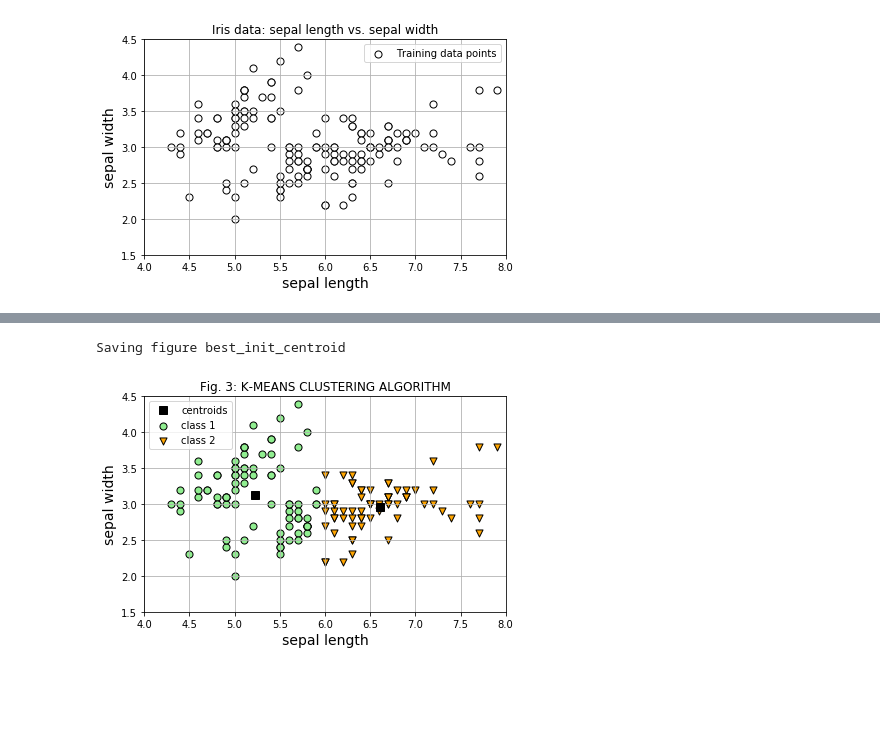
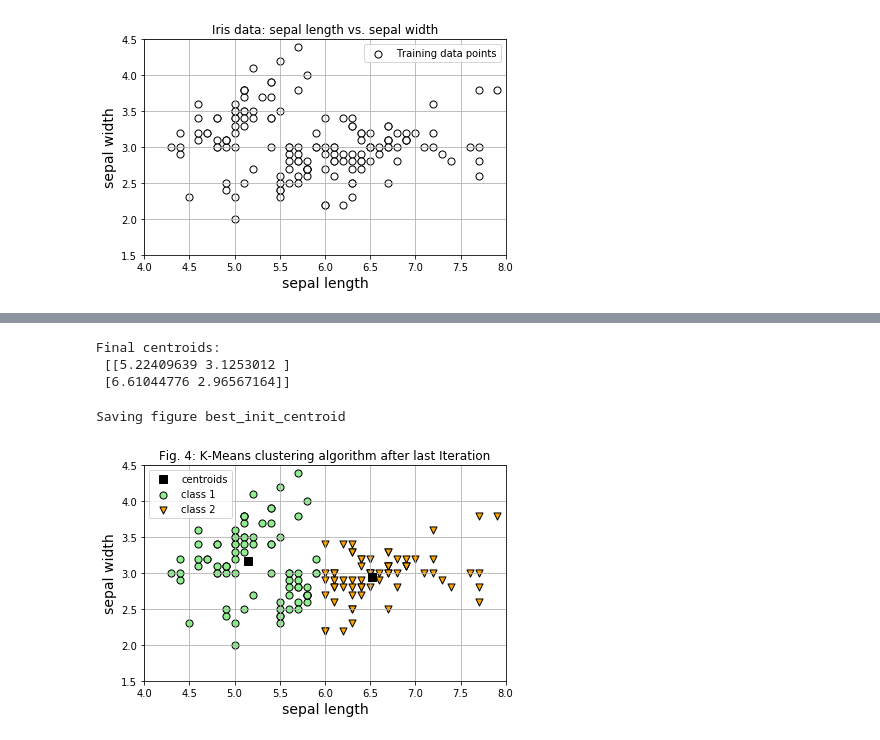
Before and after one commit to csikasote/CSC4792-2019, a Jupyter notebook: clustering/kmeans/kMeans.ipynb, the cells around one changed output, grey strips where cells are left out. Drawn from its saved outputs; the diff is of its cells as text; code cells hidden in the pictures; blank space fills up the shorter version.

```diff
--- a/clustering/kmeans/kMeans.ipynb
+++ b/clustering/kmeans/kMeans.ipynb
@@ -94,9 +96,9 @@ KMeans distortion: 57.982
 # %%
 # Run K-Means with Initialization that gives lowest distortion
-initial_centroids, distortion = findBestInitialCentroid(K,X,max_iters, num_iters)
+with warnings.catch_warnings():
+    warnings.simplefilter("ignore", category=RuntimeWarning)
+    initial_centroids, distortion = findBestInitialCentroid(K,X,max_iters, num_iters)
 print("Initial centroid:\n",initial_centroids)
-print("\nDistortion (at initial centroid):{}".format(distortion))
-centroid, idx = kmeans_model(X, initial_centroids, max_iters=10)
-print("\nResultant centroid:\n",centroid)
+print("\nDistortion (at initial centroid):",distortion)
 # %% [output]
 Initial centroid:
@@ -110,0 +109,11 @@ Resultant centroid:
+# %%
+plt.figure(3)
+plt.title('Fig. 3: K-Means algorithm after Iteration 1')
+# Run K-means with computed initial centroids (single-loop)
+centroids, idx = kmeans_model(X, initial_centroids, max_iters=1)
+plot_clusters(X,idx)
+plt.plot(initial_centroids[:,0], initial_centroids[:,1], 's',color='black',markersize=8,label="centroids")
+plt.axis([4.0,8.0,1.5,4.5])
+plt.legend()
+save_fig("init_centroid")
+plt.show()
@@ -111,12 +123,19 @@ Resultant centroid:
+# %%
+centroid, idx = kmeans_model(X, initial_centroids, max_iters=10)
+print("Final centroids:\n",centroid)
+# %% [output]
+Final centroids:
+ [[5.22409639 3.1253012 ]
+ [6.61044776 2.96567164]]
 # %%
-plt.figure(3)
-plt.title('Fig. 3: K-MEANS CLUSTERING ALGORITHM')
+plt.figure(4)
+plt.title('Fig. 4: K-Means clustering algorithm after last Iteration')
 plot_clusters(X,idx)
 plt.plot(centroids[:,0], centroids[:,1], 's',color='black',markersize=8,label="centroids")
 plt.axis([4.0,8.0,1.5,4.5])
 plt.legend()
 save_fig("best_init_centroid")
 plt.show()
 # %% [output]
 Saving figure best_init_centroid
-[figure, old version]
+[figure, new version]
```
Also changed, not shown: parts of 5 cells of this notebook, 3 other files.
